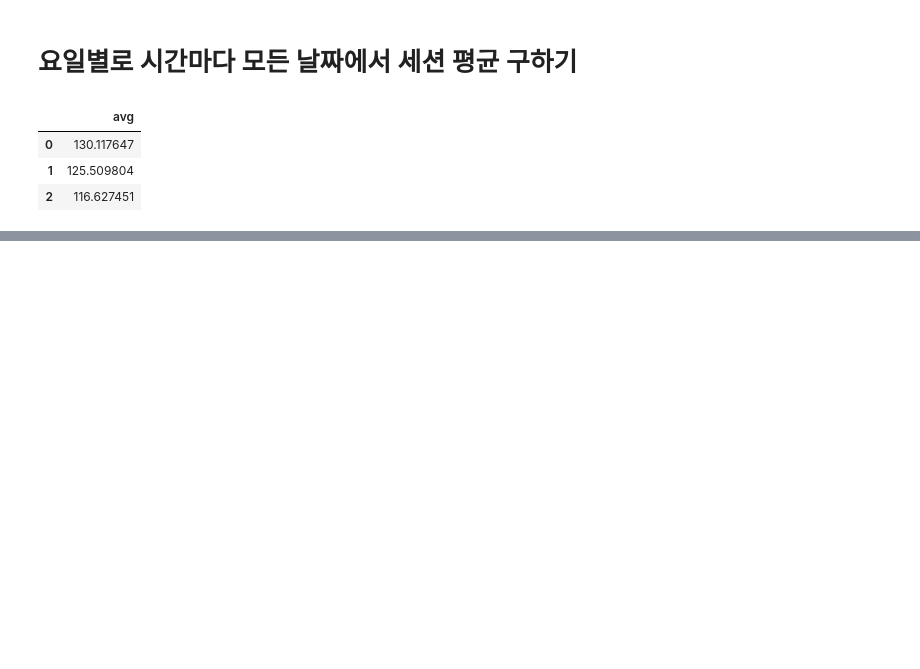
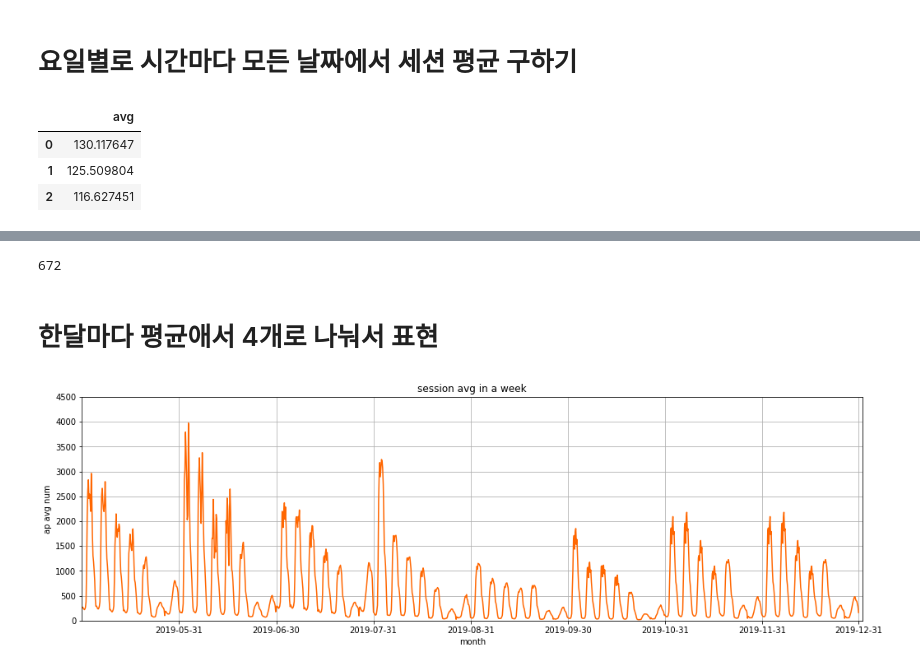
Before and after one commit to leeEunJooo/NetworkAssociation, a Jupyter notebook: 데이터 주기성.ipynb, the cells around one changed output, grey strips where cells are left out. Cells and saved outputs as stored; diff of their text form; code cells hidden in the pictures; blank space fills up the shorter version.

```diff
--- a/데이터 주기성.ipynb
+++ b/데이터 주기성.ipynb
@@ -184,0 +311,6 @@ plt.grid()
+# %%
+24*7*4
+# %% [output]
+672
+# %% [markdown]
+#  한달마다 평균애서 4개로 나눠서 표현
@@ -184,0 +398,30 @@ plt.grid()
+# %%
+May = totay_day_of_a_month(5)
+June = totay_day_of_a_month(6)
+July = totay_day_of_a_month(7)
+August = totay_day_of_a_month(8)
+September = totay_day_of_a_month(9)
+October = totay_day_of_a_month(10)
+November = totay_day_of_a_month(11)
+Decemeber = totay_day_of_a_month(12)
+# %%
+all_month = pd.concat([May, June, July, August, September, October, November, Decemeber])
+# %%
+all_month = all_month.reset_index()
+# %%
+all_month = all_month.drop(['index'], axis='columns')
+# %%
+plt.rcParams["figure.figsize"] = (17,5)
+
+plt.figure()
+plt.subplot(1,1,1)
+plt.ylim(0,4500)
+plt.xlim(0,1350)
+plt.plot(all_month, color='#ff6600')
+plt.title('session avg in a week')
+plt.xlabel('month')
+plt.xticks([168, 336, 504, 672, 840,1008,1176,1343],['2019-05-31','2019-06-30','2019-07-31','2019-08-31','2019-09-30','2019-10-31','2019-11-31','2019-12-31'])
+plt.ylabel('ap avg num')
+plt.grid()
+# %% [output]
+[figure, added]
```
Also changed, not shown: parts of 17 cells of this notebook.
